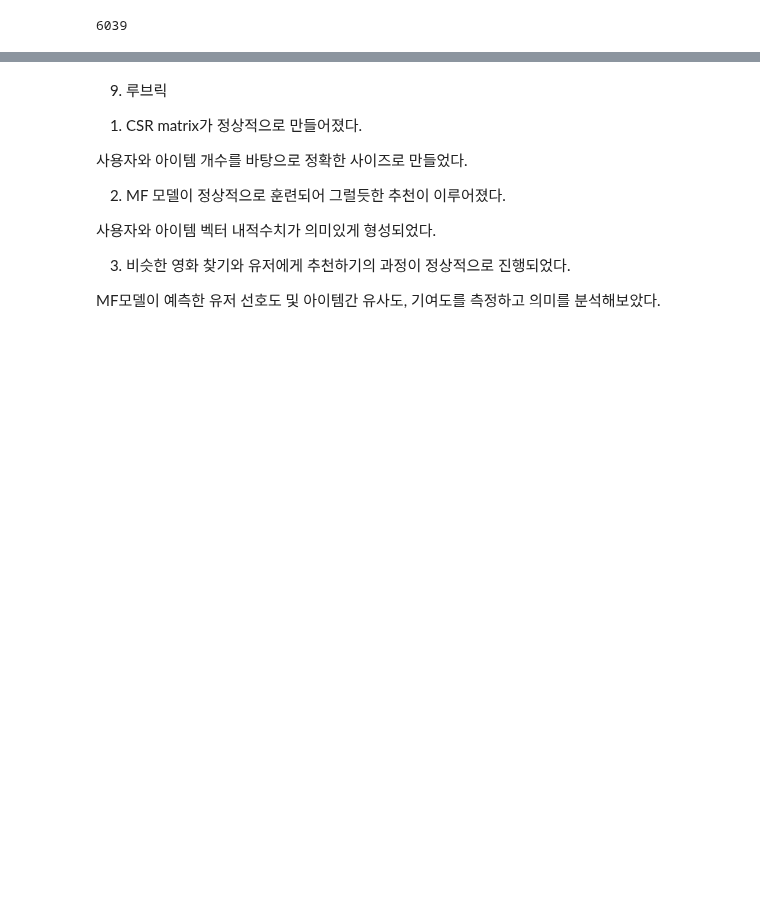
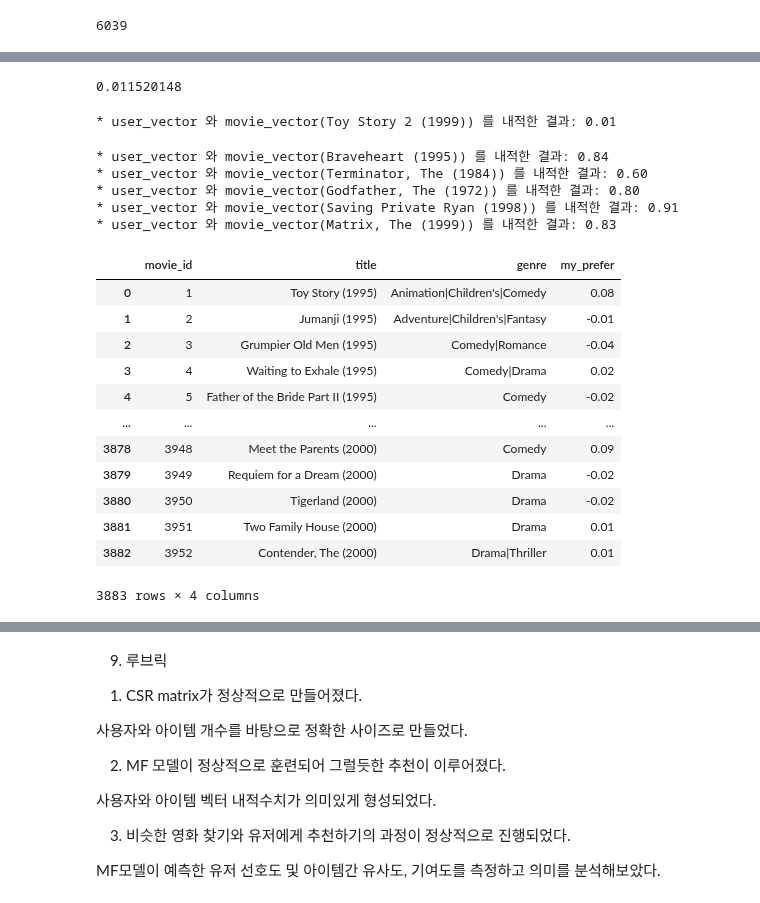
Before and after one commit to F100d4U/Exploration, a Jupyter notebook: [EP13]recommander.ipynb, the cells around one changed output, grey strips where cells are left out. Saved outputs shown, nothing was run; the diff lists cells and outputs as text; code cells hidden in the pictures; blank space fills up the shorter version.

```diff
--- a/[EP13]recommander.ipynb
+++ b/[EP13]recommander.ipynb
@@ -743,9 +541,11 @@ plt.show()
 # %% [markdown]
 4) CSR matrix를 직접 만들어 봅시다.
 # %%
+from scipy.sparse import csr_matrix
+
 num_user = ratings['user_id'].nunique()
 num_movie = ratings['movie_id'].nunique()
 
-csr_data = csr_matrix((ratings.counts, (ratings.user_id, ratings.movie_id)), shape= (num_user, num_movie))
+csr_data = csr_matrix((ratings.counts, (ratings.movie_id, ratings.user_id)), shape= (num_movie, num_user, ))
 csr_data
 # %% [output]
@@ -796,0 +640,52 @@ NameError: name 'user_vector' is not defined
+# %%
+toy_story_2 = movie_to_idx['Toy Story 2 (1999)']
+toy_story_2_vector = als_model.item_factors[toy_story_2]
+np.dot(user_vector, toy_story_2_vector)
+# %% [output]
+0.011520148
+# %%
+def predict_my_preference(user_vector, title, print_flag=True):
+    movie = movie_to_idx.get(title, 0)
+    movie_vector = als_model.item_factors[movie]
+
+    # user_vector와 movie_vector를 내적하는 코드
+    dot_user_movie = np.dot(user_vector, movie_vector)
+    if print_flag:
+        print(f'* user_vector 와 movie_vector({title}) 를 내적한 결과: {dot_user_movie:.2f}')
+    else:
+        return round(dot_user_movie, 2)
+# %%
+predict_my_preference(user_vector, 'Toy Story 2 (1999)')
+# %% [output]
+* user_vector 와 movie_vector(Toy Story 2 (1999)) 를 내적한 결과: 0.01
+# %%
+for movie_id, movie_title in my_favorite.items():
+    predict_my_preference(user_vector, movie_title)
+# %% [output]
+* user_vector 와 movie_vector(Braveheart (1995)) 를 내적한 결과: 0.84
+* user_vector 와 movie_vector(Terminator, The (1984)) 를 내적한 결과: 0.60
+* user_vector 와 movie_vector(Godfather, The (1972)) 를 내적한 결과: 0.80
+* user_vector 와 movie_vector(Saving Private Ryan (1998)) 를 내적한 결과: 0.91
+* user_vector 와 movie_vector(Matrix, The (1999)) 를 내적한 결과: 0.83
+# %%
+# 영화 데이터에 선호도 컬럼 추가
+my_prefer = []
+for title in movies['title'].to_list():
+    my_prefer.append(predict_my_preference(user_vector, title, False))
+# %%
+movies.insert(len(movies.columns), 'my_prefer', my_prefer, allow_duplicates=True)
+movies
+# %% [output]
+|  | movie_id | title | genre | my_prefer |
+| 0 | 1 | Toy Story (1995) | Animation|Children's|Comedy | 0.08 |
+| 1 | 2 | Jumanji (1995) | Adventure|Children's|Fantasy | -0.01 |
+| 2 | 3 | Grumpier Old Men (1995) | Comedy|Romance | -0.04 |
+| 3 | 4 | Waiting to Exhale (1995) | Comedy|Drama | 0.02 |
+| 4 | 5 | Father of the Bride Part II (1995) | Comedy | -0.02 |
+| ... | ... | ... | ... | ... |
+| 3878 | 3948 | Meet the Parents (2000) | Comedy | 0.09 |
+| 3879 | 3949 | Requiem for a Dream (2000) | Drama | -0.02 |
+| 3880 | 3950 | Tigerland (2000) | Drama | -0.02 |
+| 3881 | 3951 | Two Family House (2000) | Drama | 0.01 |
+| 3882 | 3952 | Contender, The (2000) | Drama|Thriller | 0.01 |
+3883 rows × 4 columns
```
Also changed, not shown: parts of 39 cells of this notebook.
